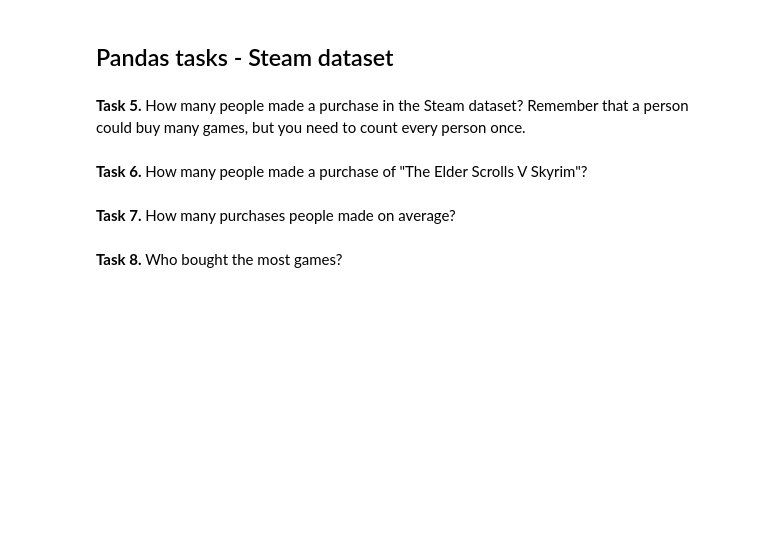
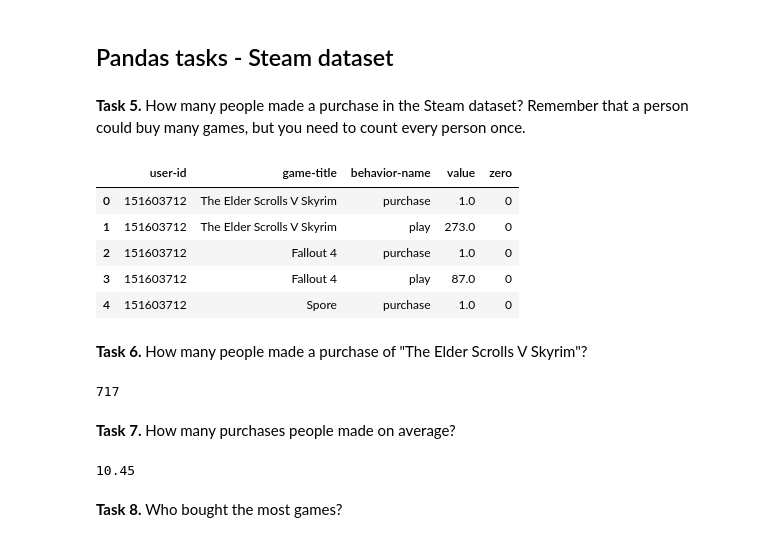
Before and after one commit to mmarlewski/recommender-systems-class, a Jupyter notebook: class_02_numpy_pandas.ipynb, the cells around one changed output. Drawn from its saved outputs; the diff is of its cells as text; code cells hidden in the pictures; blank space fills up the shorter version.

```diff
--- a/class_02_numpy_pandas.ipynb
+++ b/class_02_numpy_pandas.ipynb
@@ -72,15 +108,33 @@ ml_df.head(10)
 # %% [markdown]
 **Task 5.** How many people made a purchase in the Steam dataset? Remember that a person could buy many games, but you need to count every person once.
 # %%
-# Write your code here
+steam_df.head()
+# %% [output]
+|  | user-id | game-title | behavior-name | value | zero |
+| 0 | 151603712 | The Elder Scrolls V Skyrim | purchase | 1.0 | 0 |
+| 1 | 151603712 | The Elder Scrolls V Skyrim | play | 273.0 | 0 |
+| 2 | 151603712 | Fallout 4 | purchase | 1.0 | 0 |
+| 3 | 151603712 | Fallout 4 | play | 87.0 | 0 |
+| 4 | 151603712 | Spore | purchase | 1.0 | 0 |
 # %% [markdown]
 **Task 6.** How many people made a purchase of "The Elder Scrolls V Skyrim"?
 # %%
-# Write your code here
+# gamers_grouped=steam_df.groupby("game-title").count().reset_index()
+# gamers_grouped.head()
+# tes5_fans=gamers_grouped.loc[gamers_grouped["game-title"]=="The Elder Scrolls V Skyrim"]
+# print(tes5_fans["user-id"])
+# steam_df.loc[steam_df["game-title"]=="The Elder Scrolls V Skyrim",["user-id"]].head()
+print(len(pd.unique(steam_df.loc[steam_df["game-title"]=="The Elder Scrolls V Skyrim",["user-id"]]["user-id"])))
+# %% [output]
+717
 # %% [markdown]
 **Task 7.** How many purchases people made on average?
 # %%
-# Write your code here
+purchases=steam_df.loc[steam_df["behavior-name"]=="purchase",["user-id"]].reset_index()
+grouped=purchases.groupby("user-id").count()
+print(round(np.mean(grouped["index"]),2))
+# %% [output]
+10.45
 # %% [markdown]
 **Task 8.** Who bought the most games?
 # %%
```
Also changed, not shown: parts of 22 cells of this notebook, 1 other file.
